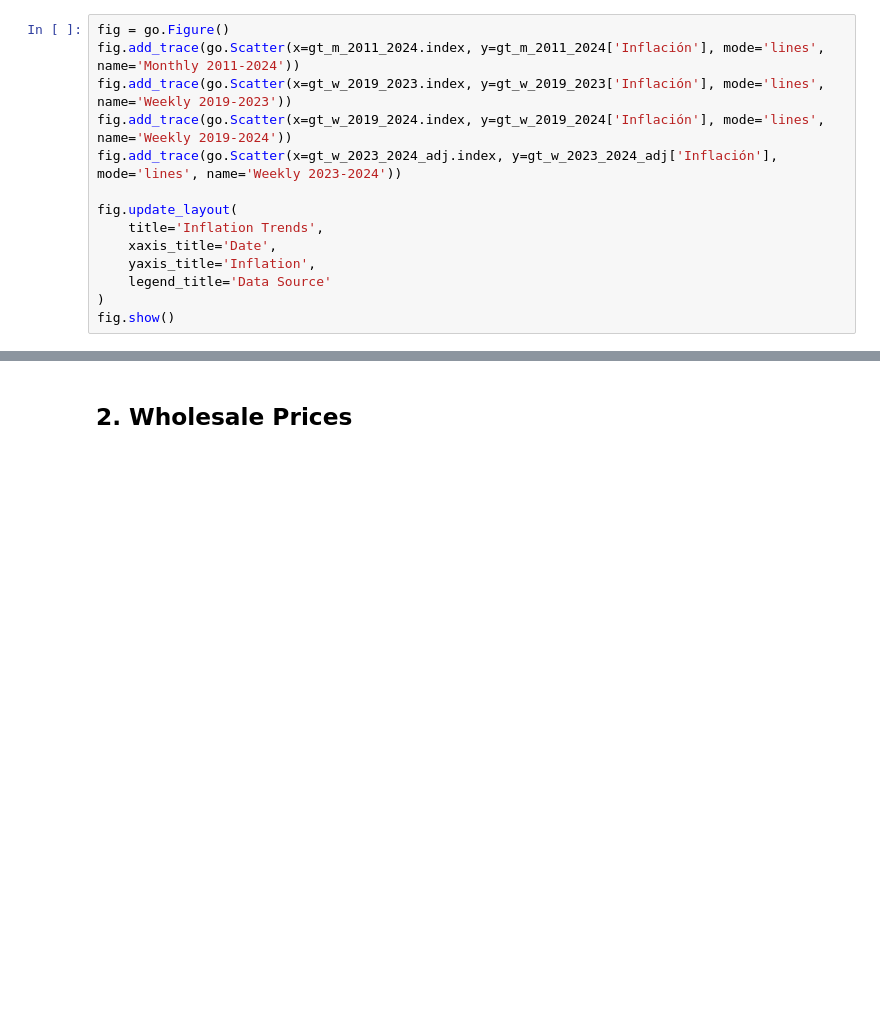
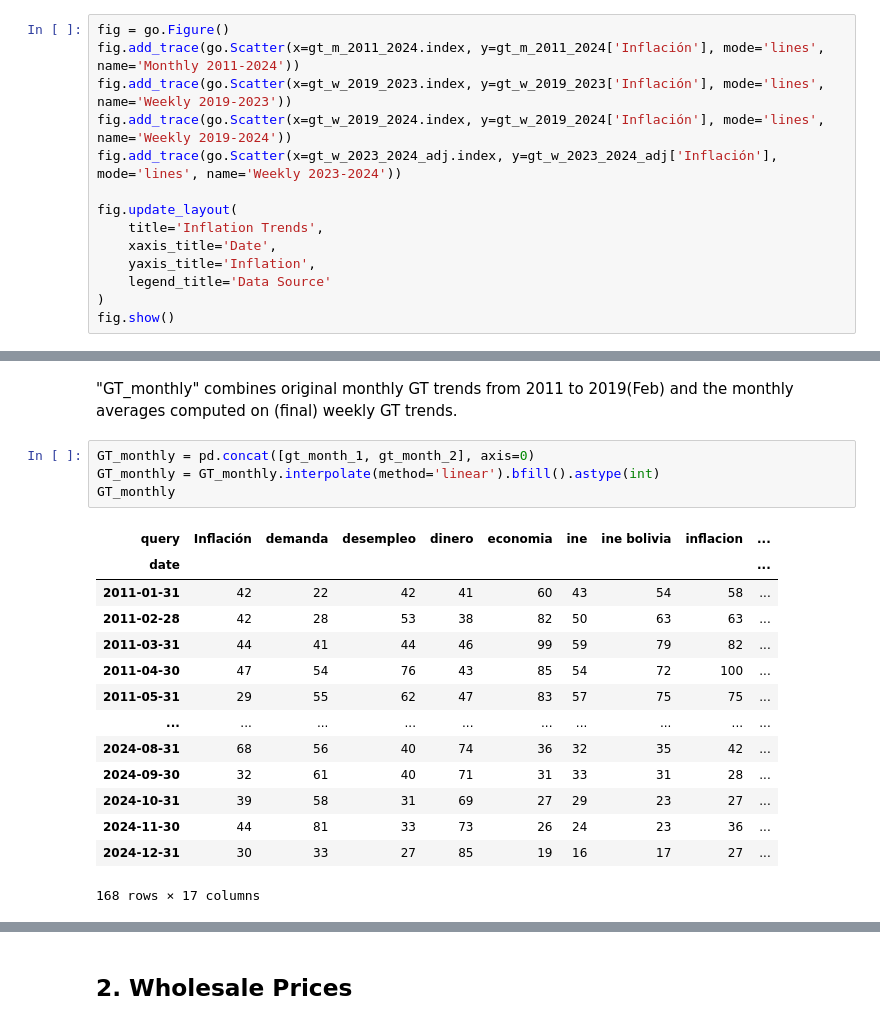
Before and after one commit to osmarbolivar/High-Freq-Inflation-Forecast-2SML, a Jupyter notebook: Data_preprocess.ipynb, the cells around one changed output, grey strips where cells are left out. Cells and saved outputs as stored; diff of their text form; blank space fills up the shorter version.

```diff
--- a/Data_preprocess.ipynb
+++ b/Data_preprocess.ipynb
@@ -170,0 +254,21 @@ fig.show()
+# %% [markdown]
+"GT_monthly" combines original monthly GT trends from 2011 to 2019(Feb) and the monthly averages computed on (final) weekly GT trends.
+# %%
+GT_monthly = pd.concat([gt_month_1, gt_month_2], axis=0)
+GT_monthly = GT_monthly.interpolate(method='linear').bfill().astype(int)
+GT_monthly
+# %% [output]
+| query | Inflación | demanda | desempleo | dinero | economia | ine | ine bolivia | inflacion | ... |
+| date |  |  |  |  |  |  |  |  | ... |
+| 2011-01-31 | 42 | 22 | 42 | 41 | 60 | 43 | 54 | 58 | ... |
+| 2011-02-28 | 42 | 28 | 53 | 38 | 82 | 50 | 63 | 63 | ... |
+| 2011-03-31 | 44 | 41 | 44 | 46 | 99 | 59 | 79 | 82 | ... |
+| 2011-04-30 | 47 | 54 | 76 | 43 | 85 | 54 | 72 | 100 | ... |
+| 2011-05-31 | 29 | 55 | 62 | 47 | 83 | 57 | 75 | 75 | ... |
+| ... | ... | ... | ... | ... | ... | ... | ... | ... | ... |
+| 2024-08-31 | 68 | 56 | 40 | 74 | 36 | 32 | 35 | 42 | ... |
+| 2024-09-30 | 32 | 61 | 40 | 71 | 31 | 33 | 31 | 28 | ... |
+| 2024-10-31 | 39 | 58 | 31 | 69 | 27 | 29 | 23 | 27 | ... |
+| 2024-11-30 | 44 | 81 | 33 | 73 | 26 | 24 | 23 | 36 | ... |
+| 2024-12-31 | 30 | 33 | 27 | 85 | 19 | 16 | 17 | 27 | ... |
+168 rows × 17 columns
```
Also changed, not shown: parts of 31 cells of this notebook, 4 other files.
